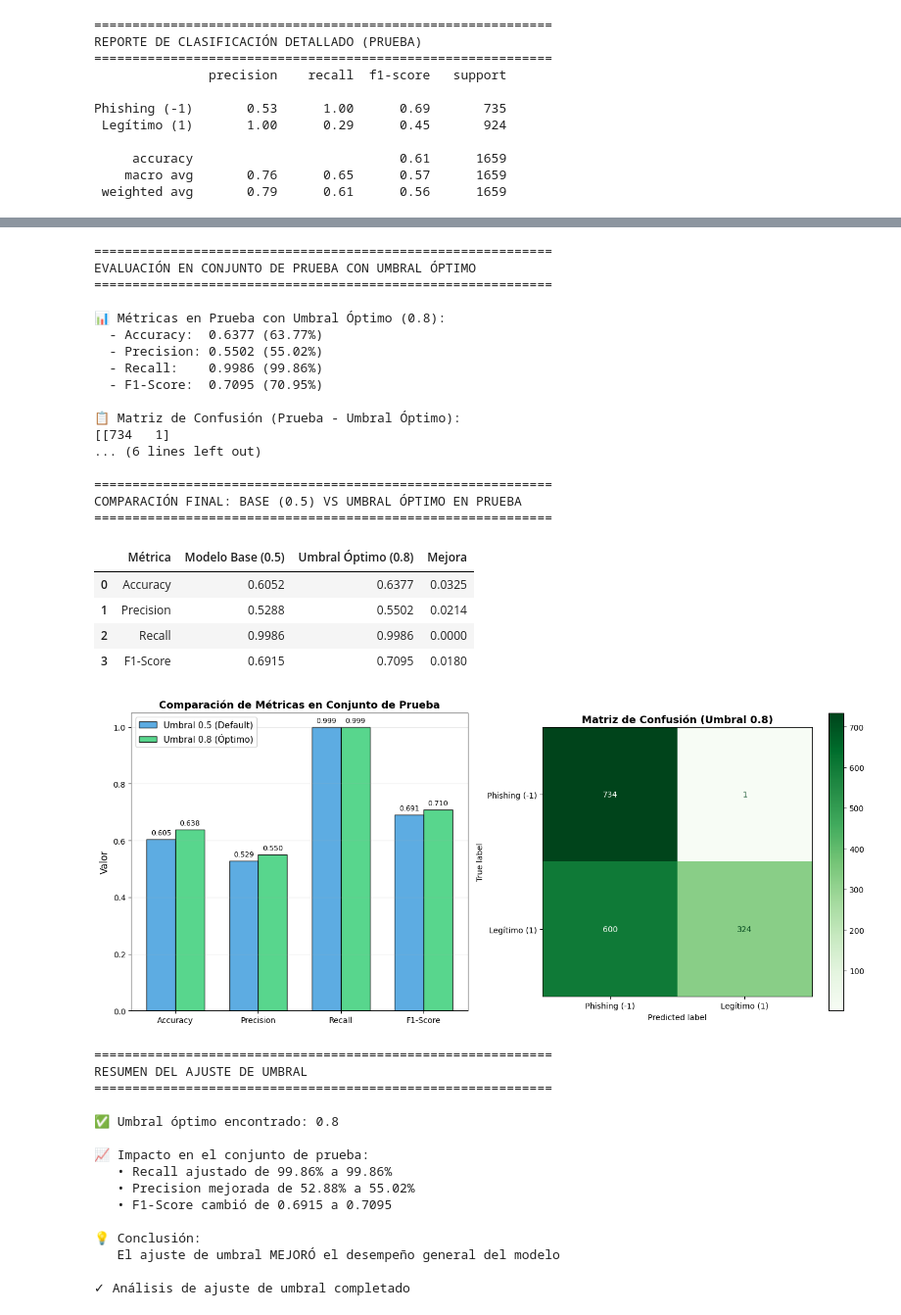
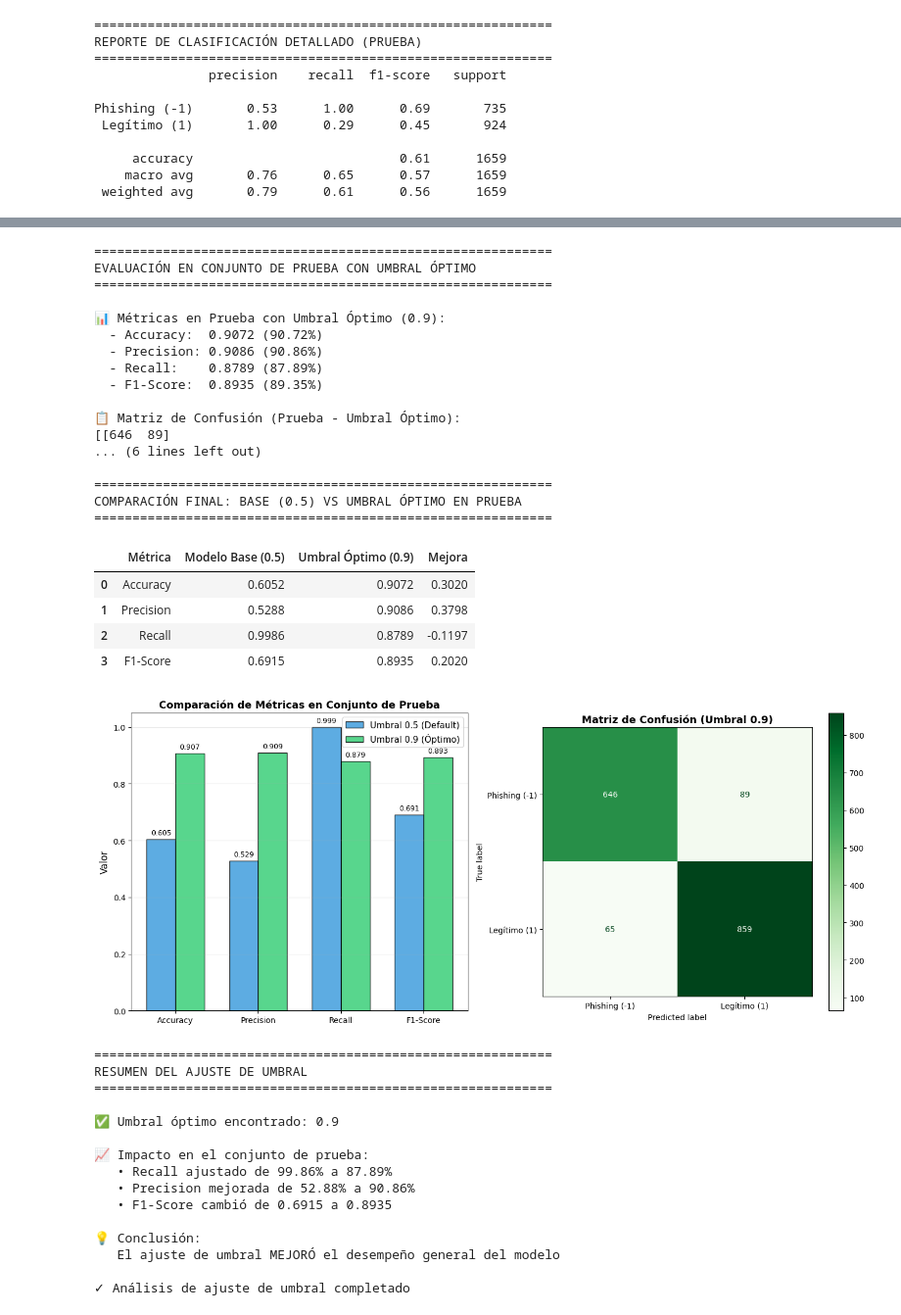
Before and after one commit to Roolivero/sistemasInteligentes, a Jupyter notebook: ProyectoClasificacion/scripts/V1/script3.ipynb, the cells around one changed output, grey strips where cells are left out. Shown: that part at 98% size. Drawn from its saved outputs; the diff is of its cells as text; code cells hidden in the pictures.

```diff
--- a/ProyectoClasificacion/scripts/V1/script3.ipynb
+++ b/ProyectoClasificacion/scripts/V1/script3.ipynb
@@ -1114,30 +1162,24 @@ En esta sección ajustamos el umbral de clasificación para balancear mejor la *
 # %%
 # ============================================
-# Obtención de Probabilidades
+# Probabilidades del Pipeline Optimizado
 # ============================================
 
 print("=" * 60)
-print("AJUSTE DE UMBRAL DE CLASIFICACIÓN")
+print("PROBABILIDADES DEL PIPELINE OPTIMIZADO")
 print("=" * 60)
 
-# Obtener probabilidades en lugar de predicciones directas
-y_proba_val = modelo_base.predict_proba(X_val)
-y_proba_test = modelo_base.predict_proba(X_test)
+# Obtener probabilidades en validación y prueba con el mejor pipeline
+y_proba_val_pipeline = best_estimator_.predict_proba(X_val)
+y_proba_test_pipeline = best_estimator_.predict_proba(X_test)
 
-# predict_proba devuelve probabilidades para cada clase: [prob_clase_-1, prob_clase_1]
-# Necesitamos identificar qué columna corresponde a cada clase
-class_indices = {cls: idx for idx, cls in enumerate(modelo_base.classes_)}
-idx_phishing = class_indices[-1]  # índice de la clase phishing (-1)
-idx_legitimo = class_indices[1]   # índice de la clase legítimo (1)
+class_indices_pipeline = {cls: idx for idx, cls in enumerate(best_estimator_.named_steps['clf'].classes_)}
+idx_phishing_pipeline = class_indices_pipeline[-1]
 
-print(f"\n📊 Estructura de probabilidades:")
-print(f"  - Clases del modelo: {modelo_base.classes_}")
-print(f"  - Columna {idx_phishing}: probabilidad de Phishing (-1)")
-print(f"  - Columna {idx_legitimo}: probabilidad de Legítimo (1)")
+print(f"\n📊 Clases del pipeline: {best_estimator_.named_steps['clf'].classes_}")
+print(f"  - Índice de la clase phishing (-1): {idx_phishing_pipeline}")
 
-# Probabilidades de que sea phishing
-proba_phishing_val = y_proba_val[:, idx_phishing]
-proba_phishing_test = y_proba_test[:, idx_phishing]
+proba_phishing_val = y_proba_val_pipeline[:, idx_phishing_pipeline]
+proba_phishing_test = y_proba_test_pipeline[:, idx_phishing_pipeline]
 
 print(f"\n📈 Estadísticas de probabilidades de phishing (Validación):")
 print(f"  - Media:    {proba_phishing_val.mean():.4f}")
@@ -1145,6 +1187,12 @@ print(f"  - Mediana:  {np.median(proba_phishing_val):.4f}")
 print(f"  - Mínimo:   {proba_phishing_val.min():.4f}")
 print(f"  - Máximo:   {proba_phishing_val.max():.4f}")
 
-print("\n✓ Probabilidades calculadas exitosamente")
+precision_vals, recall_vals, pr_thresholds = precision_recall_curve(
+    y_val,
+    proba_phishing_val,
+    pos_label=-1
+)
+
+print("\n✓ Probabilidades y curva Precision-Recall calculadas correctamente")
 # %% [output]
 ============================================================
@@ -1467,7 +1419,11 @@ print("EVALUACIÓN EN CONJUNTO DE PRUEBA CON UMBRAL ÓPTIMO")
 print("=" * 60)
 
 # Aplicar el mejor umbral al conjunto de prueba
-umbral_optimo = mejor_resultado['Umbral']
+umbral_optimo = (
+    mejor_resultado['Umbral'] if 'mejor_resultado' in globals()
+    else (threshold_opt if 'threshold_opt' in globals() else resultados_umbrales_df.loc[resultados_umbrales_df['F1'].idxmax(), 'Umbral'])
+)
+
 y_pred_test_umbral = np.where(proba_phishing_test >= umbral_optimo, -1, 1)
 
 # Calcular métricas en prueba
@@ -1554,55 +1510,55 @@ axes[1].set_title(f'Matriz de Confusión (Umbral {umbral_optimo})', fontsize=13,
 
 plt.tight_layout()
 plt.show()
 
 print("\n" + "=" * 60)
 print("RESUMEN DEL AJUSTE DE UMBRAL")
 print("=" * 60)
 print(f"\n✅ Umbral óptimo encontrado: {umbral_optimo}")
 print(f"\n📈 Impacto en el conjunto de prueba:")
 print(f"   • Recall ajustado de {rec_test_base:.2%} a {rec_test_umbral:.2%}")
 print(f"   • Precision mejorada de {prec_test_base:.2%} a {prec_test_umbral:.2%}")
 print(f"   • F1-Score cambió de {f1_test_base:.4f} a {f1_test_umbral:.4f}")
 print(f"\n💡 Conclusión:")
 if f1_test_umbral > f1_test_base:
     print(f"   El ajuste de umbral MEJORÓ el desempeño general del modelo")
 else:
     print(f"   El umbral por defecto (0.5) funciona bien para este modelo")
 print(f"\n✓ Análisis de ajuste de umbral completado")
 # %% [output]
 ============================================================
 EVALUACIÓN EN CONJUNTO DE PRUEBA CON UMBRAL ÓPTIMO
 ============================================================
 
-📊 Métricas en Prueba con Umbral Óptimo (0.8):
-  - Accuracy:  0.6377 (63.77%)
-  - Precision: 0.5502 (55.02%)
-  - Recall:    0.9986 (99.86%)
-  - F1-Score:  0.7095 (70.95%)
+📊 Métricas en Prueba con Umbral Óptimo (0.9):
+  - Accuracy:  0.9072 (90.72%)
+  - Precision: 0.9086 (90.86%)
+  - Recall:    0.8789 (87.89%)
+  - F1-Score:  0.8935 (89.35%)
 
 📋 Matriz de Confusión (Prueba - Umbral Óptimo):
-[[734   1]
+[[646  89]
 ... (6 lines left out)
 
 ============================================================
 COMPARACIÓN FINAL: BASE (0.5) VS UMBRAL ÓPTIMO EN PRUEBA
 ============================================================
-|  | Métrica | Modelo Base (0.5) | Umbral Óptimo (0.8) | Mejora |
-| 0 | Accuracy | 0.6052 | 0.6377 | 0.0325 |
-| 1 | Precision | 0.5288 | 0.5502 | 0.0214 |
-| 2 | Recall | 0.9986 | 0.9986 | 0.0000 |
-| 3 | F1-Score | 0.6915 | 0.7095 | 0.0180 |
+|  | Métrica | Modelo Base (0.5) | Umbral Óptimo (0.9) | Mejora |
+| 0 | Accuracy | 0.6052 | 0.9072 | 0.3020 |
+| 1 | Precision | 0.5288 | 0.9086 | 0.3798 |
+| 2 | Recall | 0.9986 | 0.8789 | -0.1197 |
+| 3 | F1-Score | 0.6915 | 0.8935 | 0.2020 |
-[figure, old version]
+[figure, new version]
 ============================================================
 RESUMEN DEL AJUSTE DE UMBRAL
 ============================================================
 
-✅ Umbral óptimo encontrado: 0.8
+✅ Umbral óptimo encontrado: 0.9
 
 📈 Impacto en el conjunto de prueba:
-   • Recall ajustado de 99.86% a 99.86%
-   • Precision mejorada de 52.88% a 55.02%
-   • F1-Score cambió de 0.6915 a 0.7095
+   • Recall ajustado de 99.86% a 87.89%
+   • Precision mejorada de 52.88% a 90.86%
+   • F1-Score cambió de 0.6915 a 0.8935
 
 💡 Conclusión:
    El ajuste de umbral MEJORÓ el desempeño general del modelo
```
Also changed, not shown: parts of 27 cells of this notebook, 19 other files.
